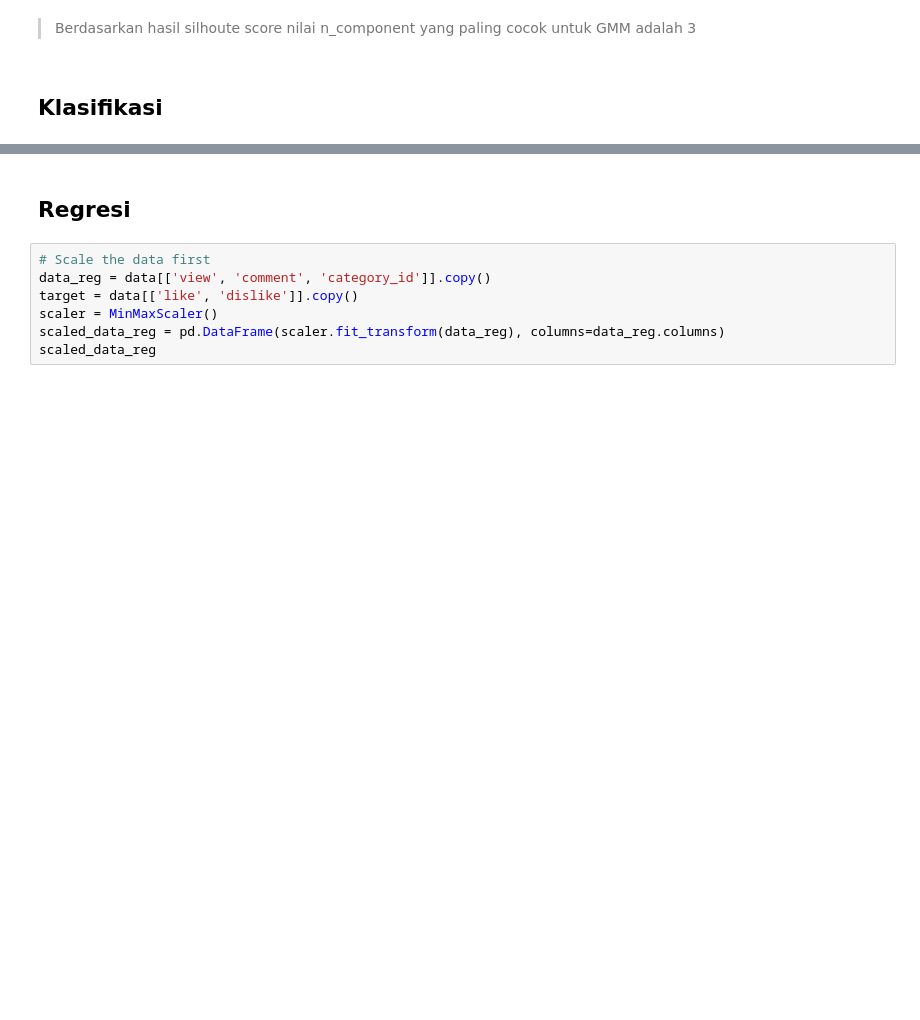
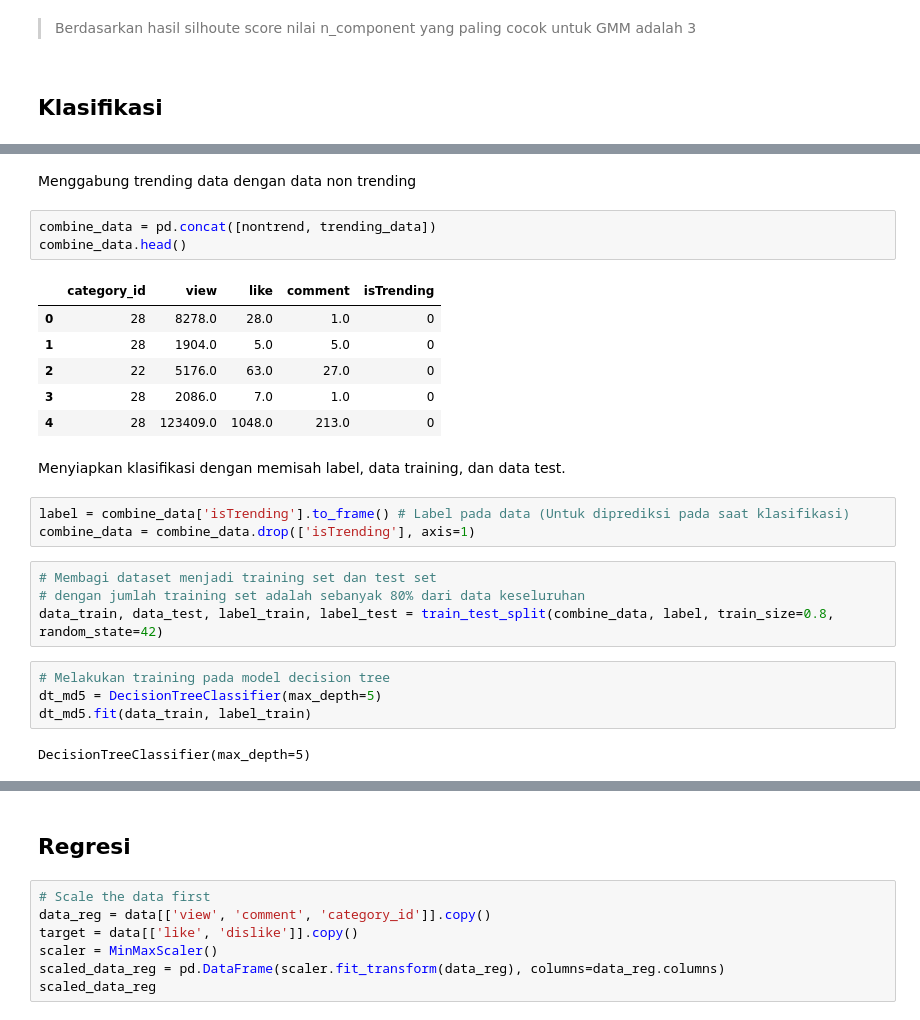
Before and after one commit to nofamex/TA-KASDD, a Jupyter notebook: main.ipynb, the cells around one changed output, grey strips where cells are left out. Cells and saved outputs as stored; diff of their text form; blank space fills up the shorter version.

```diff
--- a/main.ipynb
+++ b/main.ipynb
@@ -650,0 +757,27 @@ plt.show()
+# %% [markdown]
+Menggabung trending data dengan data non trending
+# %%
+combine_data = pd.concat([nontrend, trending_data])
+combine_data.head()
+# %% [output]
+|  | category_id | view | like | comment | isTrending |
+| 0 | 28 | 8278.0 | 28.0 | 1.0 | 0 |
+| 1 | 28 | 1904.0 | 5.0 | 5.0 | 0 |
+| 2 | 22 | 5176.0 | 63.0 | 27.0 | 0 |
+| 3 | 28 | 2086.0 | 7.0 | 1.0 | 0 |
+| 4 | 28 | 123409.0 | 1048.0 | 213.0 | 0 |
+# %% [markdown]
+Menyiapkan klasifikasi dengan memisah label, data training, dan data test.
+# %%
+label = combine_data['isTrending'].to_frame() # Label pada data (Untuk diprediksi pada saat klasifikasi)
+combine_data = combine_data.drop(['isTrending'], axis=1)
+# %%
+# Membagi dataset menjadi training set dan test set
+# dengan jumlah training set adalah sebanyak 80% dari data keseluruhan
+data_train, data_test, label_train, label_test = train_test_split(combine_data, label, train_size=0.8, random_state=42)
+# %%
+# Melakukan training pada model decision tree
+dt_md5 = DecisionTreeClassifier(max_depth=5)
+dt_md5.fit(data_train, label_train)
+# %% [output]
+DecisionTreeClassifier(max_depth=5)
```
Also changed, not shown: parts of 26 cells of this notebook, 1 other file.
